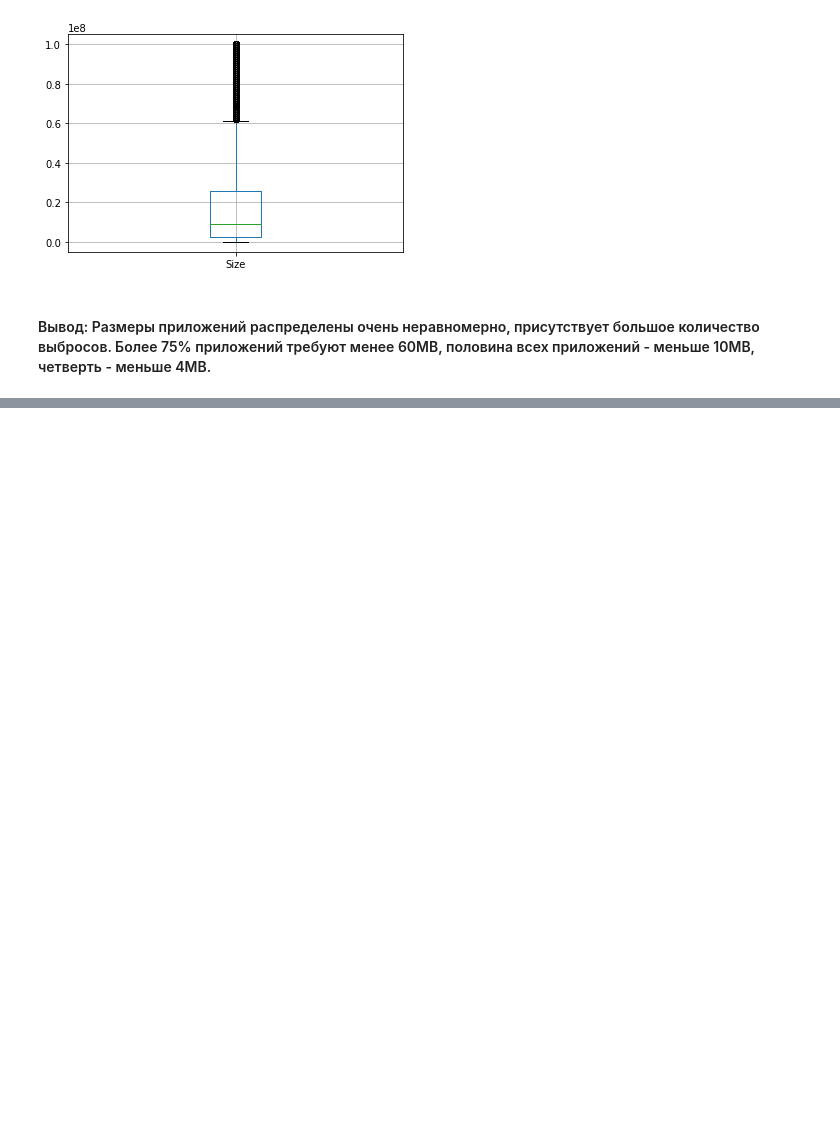
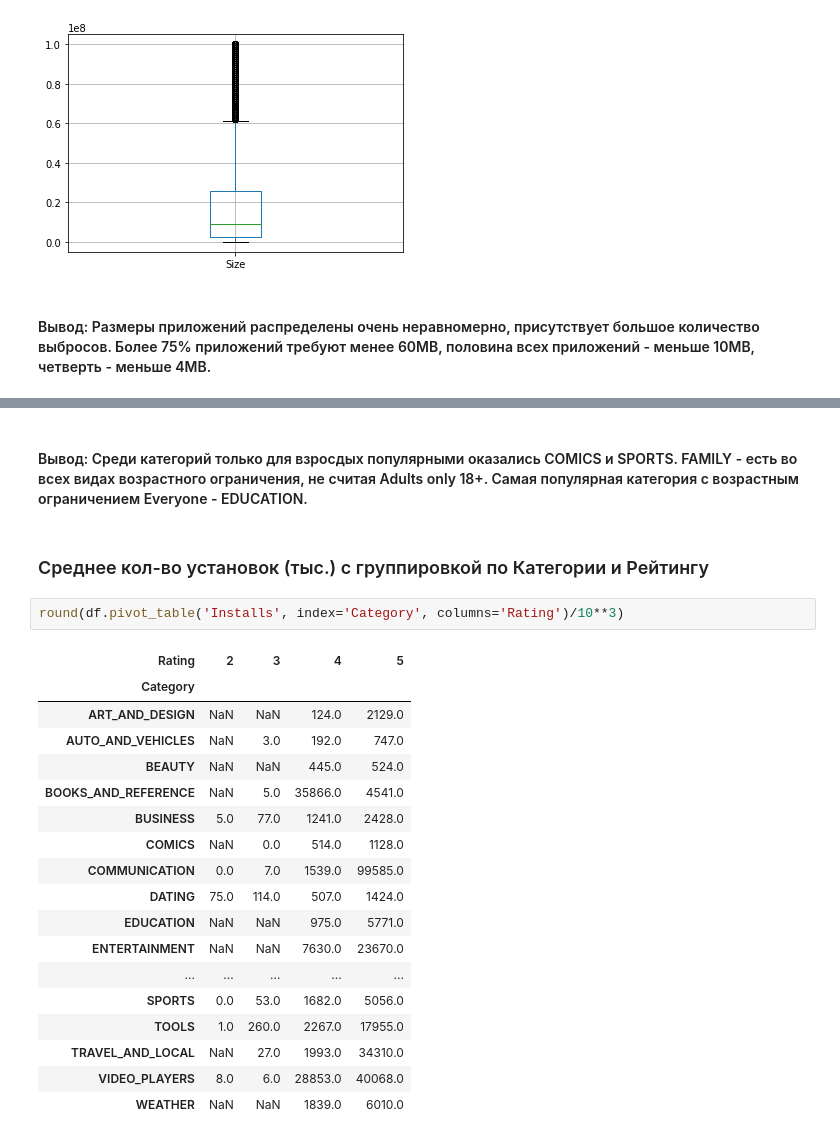
Before and after one commit to AlexeyShalaev/GooglePlayDataset, a Jupyter notebook: data_research.ipynb, the cells around one changed output, grey strips where cells are left out. Drawn from its saved outputs; the diff is of its cells as text; blank space fills up the shorter version.

```diff
--- a/data_research.ipynb
+++ b/data_research.ipynb
@@ -453,0 +486,25 @@ df.boxplot(column='Size')
+# %% [markdown]
+#### Вывод: Среди категорий только для взросдых популярными оказались COMICS и SPORTS. FAMILY - есть во всех видах возрастного ограничения, не считая Adults only 18+. Самая популярная категория с возрастным ограничением Everyone - EDUCATION.
+# %% [markdown]
+###  Среднее кол-во установок (тыс.) с группировкой по Категории и Рейтингу
+# %%
+round(df.pivot_table('Installs', index='Category', columns='Rating')/10**3)
+# %% [output]
+| Rating | 2 | 3 | 4 | 5 |
+| Category |  |  |  |  |
+| ART_AND_DESIGN | NaN | NaN | 124.0 | 2129.0 |
+| AUTO_AND_VEHICLES | NaN | 3.0 | 192.0 | 747.0 |
+| BEAUTY | NaN | NaN | 445.0 | 524.0 |
+| BOOKS_AND_REFERENCE | NaN | 5.0 | 35866.0 | 4541.0 |
+| BUSINESS | 5.0 | 77.0 | 1241.0 | 2428.0 |
+| COMICS | NaN | 0.0 | 514.0 | 1128.0 |
+| COMMUNICATION | 0.0 | 7.0 | 1539.0 | 99585.0 |
+| DATING | 75.0 | 114.0 | 507.0 | 1424.0 |
+| EDUCATION | NaN | NaN | 975.0 | 5771.0 |
+| ENTERTAINMENT | NaN | NaN | 7630.0 | 23670.0 |
+| ... | ... | ... | ... | ... |
+| SPORTS | 0.0 | 53.0 | 1682.0 | 5056.0 |
+| TOOLS | 1.0 | 260.0 | 2267.0 | 17955.0 |
+| TRAVEL_AND_LOCAL | NaN | 27.0 | 1993.0 | 34310.0 |
+| VIDEO_PLAYERS | 8.0 | 6.0 | 28853.0 | 40068.0 |
+| WEATHER | NaN | NaN | 1839.0 | 6010.0 |
```
Also changed, not shown: parts of 15 cells of this notebook, 1 other file.
